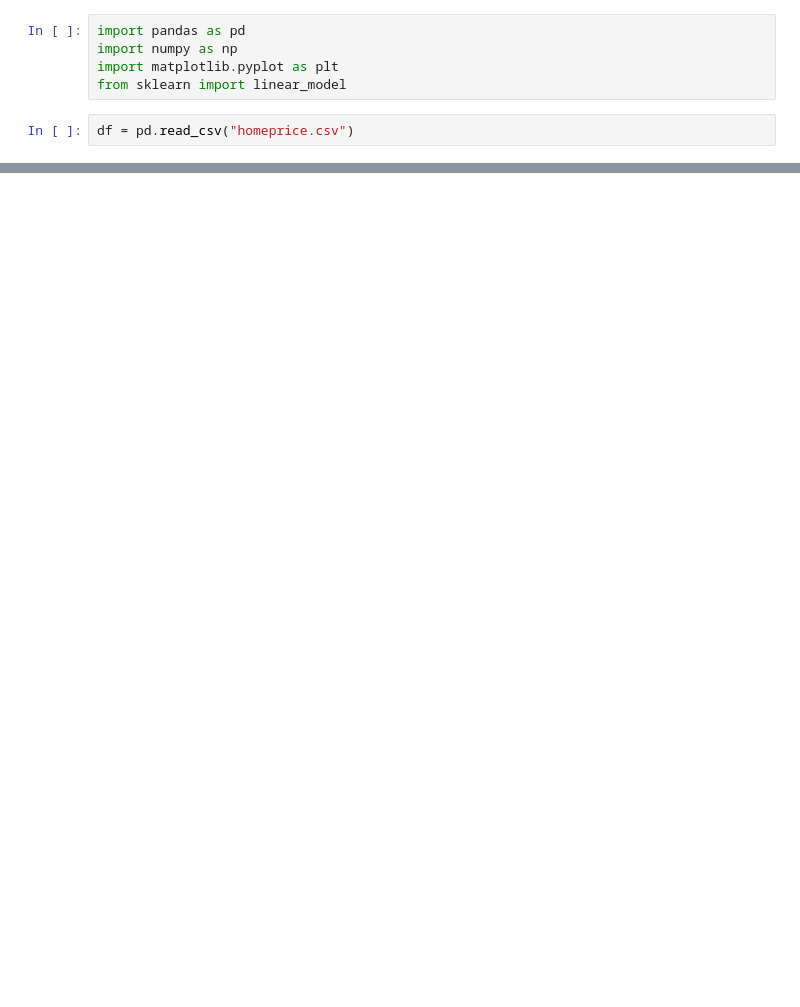
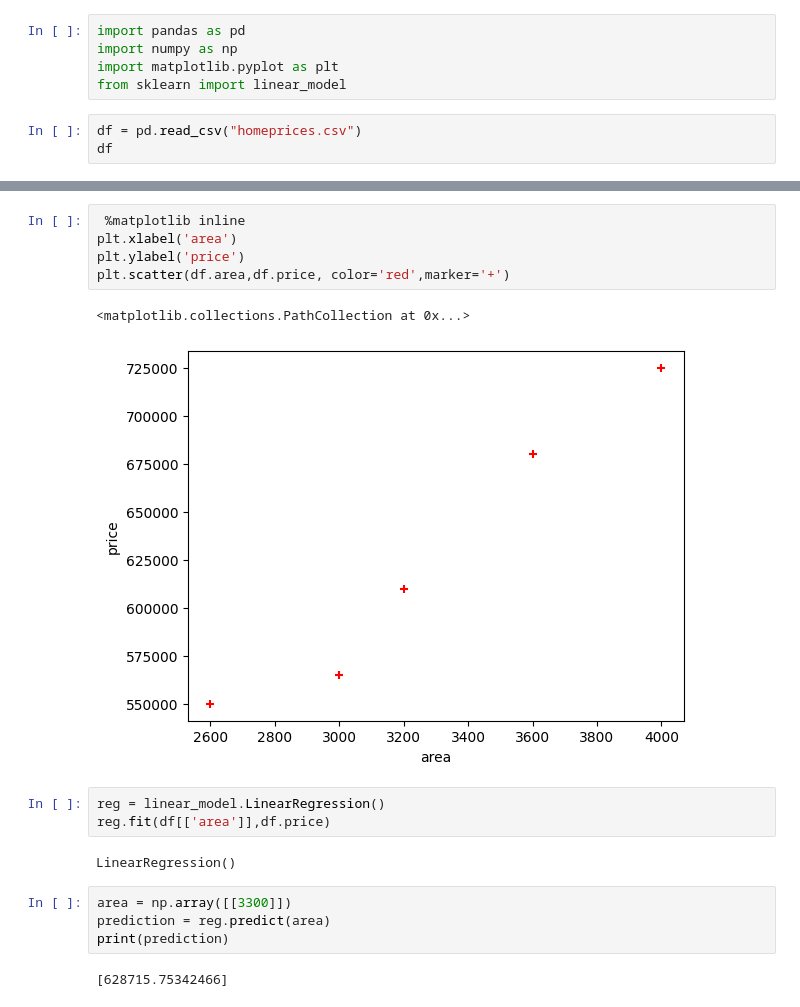
Before and after one commit to Chetty-Praneeth/House-price-prediction-, a Jupyter notebook: house.ipynb, the cells around one changed output, grey strips where cells are left out. Saved outputs shown, nothing was run; the diff lists cells and outputs as text; blank space fills up the shorter version.

Commit message:
linear

```diff
--- a/house.ipynb
+++ b/house.ipynb
@@ -4,5 +4,6 @@ import numpy as np
 import matplotlib.pyplot as plt
 from sklearn import linear_model
 # %%
-df = pd.read_csv("homeprice.csv")
+df = pd.read_csv("homeprices.csv")
+df
 # %% [output]
@@ -9,0 +16,19 @@ FileNotFoundError: [Errno 2] No such file or directory: 'homeprice.csv'
+# %%
+ %matplotlib inline
+plt.xlabel('area')
+plt.ylabel('price')
+plt.scatter(df.area,df.price, color='red',marker='+')
+# %% [output]
+<matplotlib.collections.PathCollection at 0x...>
+[figure, added]
+# %%
+reg = linear_model.LinearRegression()
+reg.fit(df[['area']],df.price)
+# %% [output]
+LinearRegression()
+# %%
+area = np.array([[3300]])
+prediction = reg.predict(area)
+print(prediction)
+# %% [output]
+[628715.75342466]
```
Also changed, not shown: parts of 1 cell of this notebook.
